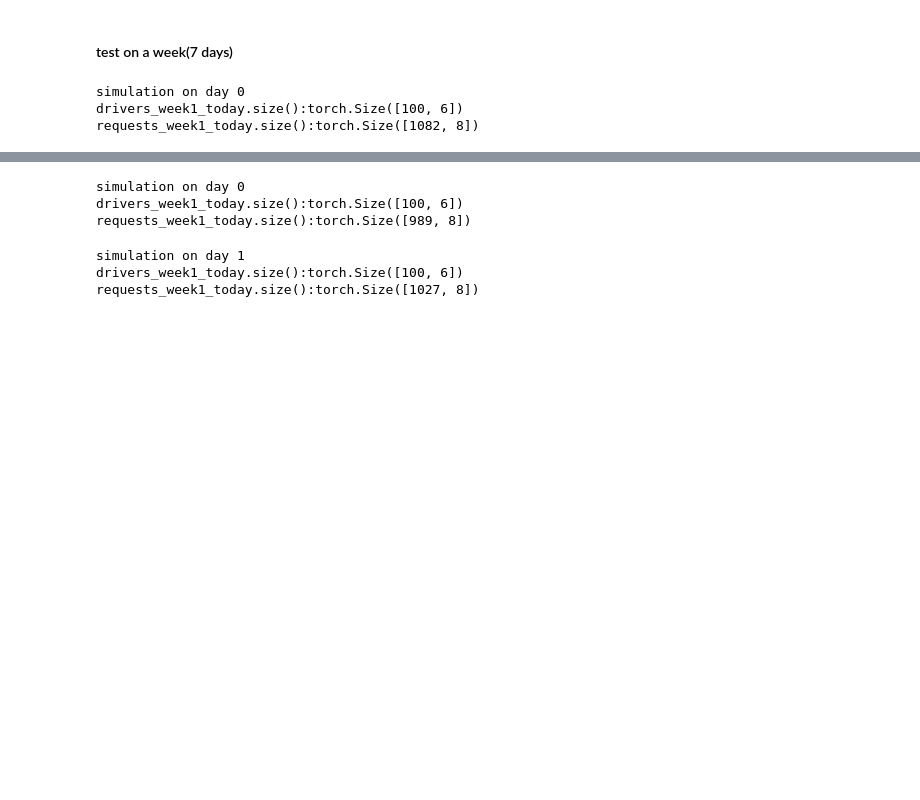
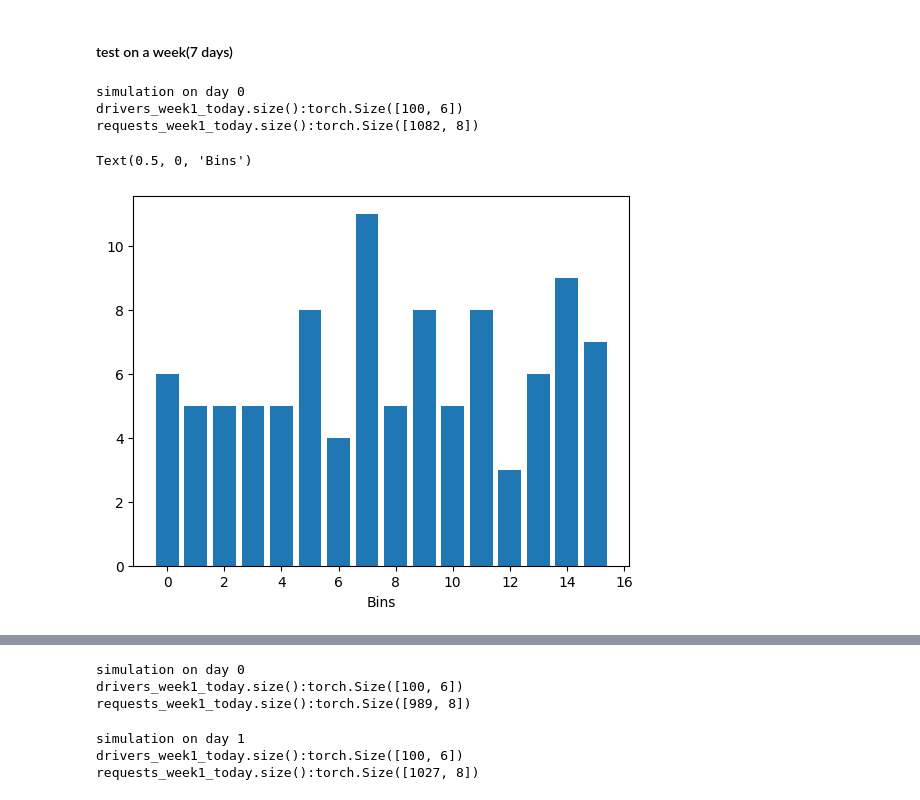
Before and after one commit to Duane321/reinforcement_learning_for_rideshare_pricing, a Jupyter notebook: experiments_matching.ipynb, the cells around one changed output, grey strips where cells are left out. Cells and saved outputs as stored; diff of their text form; code cells hidden in the pictures; blank space fills up the shorter version.

```diff
--- a/experiments_matching.ipynb
+++ b/experiments_matching.ipynb
@@ -53,3 +36,13 @@ for d in range(1):
 simulation on day 0
 drivers_week1_today.size():torch.Size([100, 6])
 requests_week1_today.size():torch.Size([1082, 8])
+# %%
+bins = 16
+hist = torch.histc(torch.randint(0, 16, (100,)).float(), bins = bins, min = 0, max = 15)
+
+x = range(bins)
+plt.bar(x, hist, align='center')
+plt.xlabel('Bins')
+# %% [output]
+Text(0.5, 0, 'Bins')
+[figure, added]
```
Also changed, not shown: parts of 24 cells of this notebook, 2 other files.
